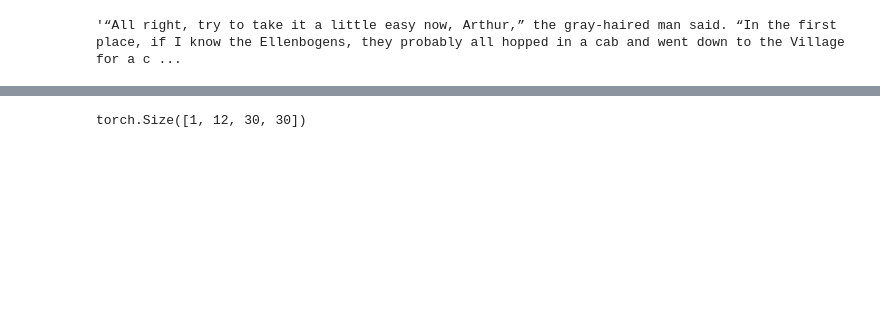
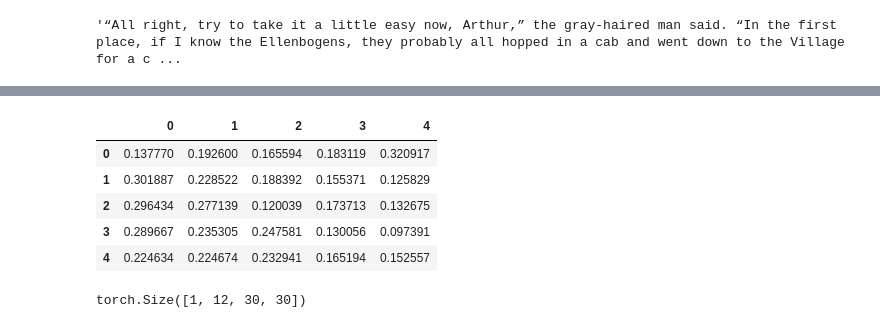
Before and after one commit to tsumers/bert-brains, a Jupyter notebook: demo_notebooks/BERT-attention-heads.ipynb, the cells around one changed output, grey strips where cells are left out. Saved outputs shown, nothing was run; the diff lists cells and outputs as text; code cells hidden in the pictures; blank space fills up the shorter version.

```diff
--- a/demo_notebooks/BERT-attention-heads.ipynb
+++ b/demo_notebooks/BERT-attention-heads.ipynb
@@ -93,7 +242,7 @@ tokens = tokenizer.convert_ids_to_tokens(input_id_list)
 
 all_hidden_states, all_attentions = model(input_ids)[-2:]
 # %%
-data = open("data/greeneyes.txt").read()
+data = open("../data/greeneyes.txt").read()
 # %%
 data[:400]
 # %% [output]
@@ -111,7 +260,7 @@ attention_and_tokens_list = []
 for i in range(10, 200, 20):
 
     # define lookback window of 30 tokens
-    window_start = max(0, i - 30)
+    window_start = max(0, i - 5)
 
     # Reach into the IDs tensor and grab the slice we want
     token_ids_to_process = input_ids[0][window_start:i]
@@ -122,6 +271,8 @@ for i in range(10, 200, 20):
     # Run the IDs through the model (need to reshape back to 1xtokens tensor)
     attentions = model(token_ids_to_process.reshape(1, -1))[-1]
 
+    print(attentions[0].shape)
+
     # Append the attention weights and the tokens to our list
     attention_and_tokens_list.append((attentions, tokens))
 # %% [output]
@@ -129,11 +289,21 @@ AttributeError: 'list' object has no attribute 'reshape'
 # %%
-attentions, tokens = attention_and_tokens_list[7]
+attentions, tokens = attention_and_tokens_list[0]
 
 head_view(attentions, tokens)
 # %% [output]
 [interactive output not drawn]
 [interactive output not drawn]
 [interactive output not drawn]
+# %%
+import pandas as pd
+pd.DataFrame(attentions[0][0][0].detach().numpy())
+# %% [output]
+|  | 0 | 1 | 2 | 3 | 4 |
+| 0 | 0.137770 | 0.192600 | 0.165594 | 0.183119 | 0.320917 |
+| 1 | 0.301887 | 0.228522 | 0.188392 | 0.155371 | 0.125829 |
+| 2 | 0.296434 | 0.277139 | 0.120039 | 0.173713 | 0.132675 |
+| 3 | 0.289667 | 0.235305 | 0.247581 | 0.130056 | 0.097391 |
+| 4 | 0.224634 | 0.224674 | 0.232941 | 0.165194 | 0.152557 |
 # %%
 attentions[0].shape
 # %% [output]
```
Also changed, not shown: parts of 19 cells of this notebook.
